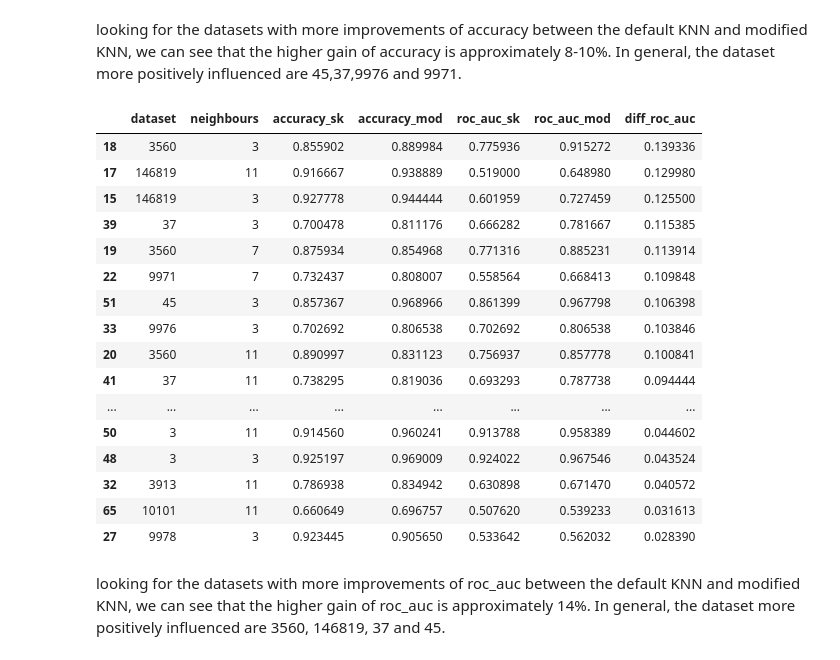
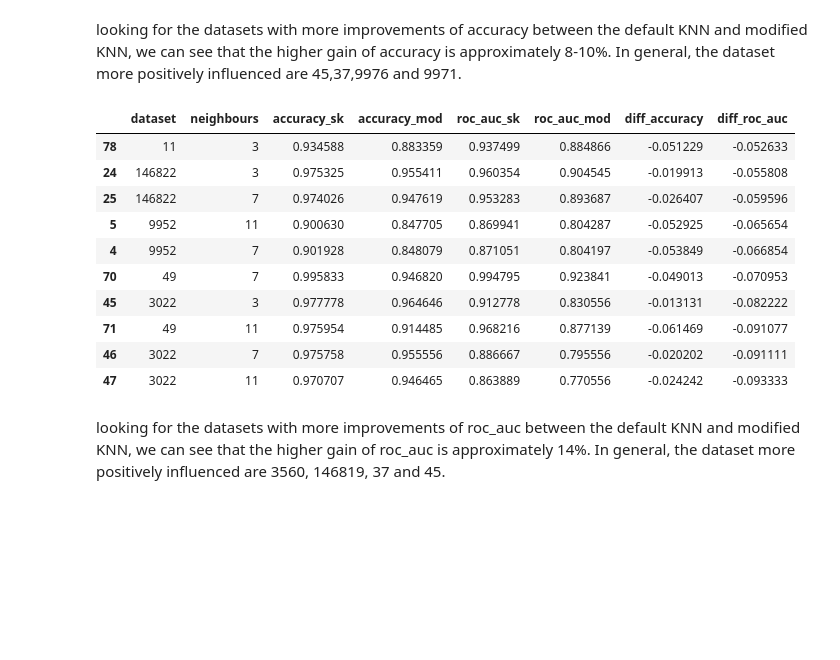
Before and after one commit to RobertGleison/cc18-analysis, a Jupyter notebook: D_evaluation/metrics_comparison.ipynb, the cells around one changed output. Cells and saved outputs as stored; diff of their text form; code cells hidden in the pictures; blank space fills up the shorter version.

```diff
--- a/D_evaluation/metrics_comparison.ipynb
+++ b/D_evaluation/metrics_comparison.ipynb
@@ -129,25 +129,19 @@ looking for the datasets with more improvements of accuracy between the default
 # %%
 df['diff_roc_auc'] = (df['roc_auc_mod'] - df['roc_auc_sk'])
 df_sorted_roc = df.sort_values(by='diff_roc_auc', ascending=False)
-df_sorted_roc.head(25)
+df_sorted_roc.tail(10)
 # %% [output]
-|  | dataset | neighbours | accuracy_sk | accuracy_mod | roc_auc_sk | roc_auc_mod | diff_roc_auc |
-| 18 | 3560 | 3 | 0.855902 | 0.889984 | 0.775936 | 0.915272 | 0.139336 |
-| 17 | 146819 | 11 | 0.916667 | 0.938889 | 0.519000 | 0.648980 | 0.129980 |
-| 15 | 146819 | 3 | 0.927778 | 0.944444 | 0.601959 | 0.727459 | 0.125500 |
-| 39 | 37 | 3 | 0.700478 | 0.811176 | 0.666282 | 0.781667 | 0.115385 |
-| 19 | 3560 | 7 | 0.875934 | 0.854968 | 0.771316 | 0.885231 | 0.113914 |
-| 22 | 9971 | 7 | 0.732437 | 0.808007 | 0.558564 | 0.668413 | 0.109848 |
-| 51 | 45 | 3 | 0.857367 | 0.968966 | 0.861399 | 0.967798 | 0.106398 |
-| 33 | 9976 | 3 | 0.702692 | 0.806538 | 0.702692 | 0.806538 | 0.103846 |
-| 20 | 3560 | 11 | 0.890997 | 0.831123 | 0.756937 | 0.857778 | 0.100841 |
-| 41 | 37 | 11 | 0.738295 | 0.819036 | 0.693293 | 0.787738 | 0.094444 |
-| ... | ... | ... | ... | ... | ... | ... | ... |
-| 50 | 3 | 11 | 0.914560 | 0.960241 | 0.913788 | 0.958389 | 0.044602 |
-| 48 | 3 | 3 | 0.925197 | 0.969009 | 0.924022 | 0.967546 | 0.043524 |
-| 32 | 3913 | 11 | 0.786938 | 0.834942 | 0.630898 | 0.671470 | 0.040572 |
-| 65 | 10101 | 11 | 0.660649 | 0.696757 | 0.507620 | 0.539233 | 0.031613 |
-| 27 | 9978 | 3 | 0.923445 | 0.905650 | 0.533642 | 0.562032 | 0.028390 |
+|  | dataset | neighbours | accuracy_sk | accuracy_mod | roc_auc_sk | roc_auc_mod | diff_accuracy | diff_roc_auc |
+| 78 | 11 | 3 | 0.934588 | 0.883359 | 0.937499 | 0.884866 | -0.051229 | -0.052633 |
+| 24 | 146822 | 3 | 0.975325 | 0.955411 | 0.960354 | 0.904545 | -0.019913 | -0.055808 |
+| 25 | 146822 | 7 | 0.974026 | 0.947619 | 0.953283 | 0.893687 | -0.026407 | -0.059596 |
+| 5 | 9952 | 11 | 0.900630 | 0.847705 | 0.869941 | 0.804287 | -0.052925 | -0.065654 |
+| 4 | 9952 | 7 | 0.901928 | 0.848079 | 0.871051 | 0.804197 | -0.053849 | -0.066854 |
+| 70 | 49 | 7 | 0.995833 | 0.946820 | 0.994795 | 0.923841 | -0.049013 | -0.070953 |
+| 45 | 3022 | 3 | 0.977778 | 0.964646 | 0.912778 | 0.830556 | -0.013131 | -0.082222 |
+| 71 | 49 | 11 | 0.975954 | 0.914485 | 0.968216 | 0.877139 | -0.061469 | -0.091077 |
+| 46 | 3022 | 7 | 0.975758 | 0.955556 | 0.886667 | 0.795556 | -0.020202 | -0.091111 |
+| 47 | 3022 | 11 | 0.970707 | 0.946465 | 0.863889 | 0.770556 | -0.024242 | -0.093333 |
 # %% [markdown]
 looking for the datasets with more improvements of roc_auc between the default KNN and modified KNN, we can see that the higher gain of roc_auc is approximately 14%. In general, the dataset more positively influenced are 3560, 146819, 37 and 45.
 # %% [markdown]
```
Also changed, not shown: parts of 8 cells of this notebook, 2 other files.
